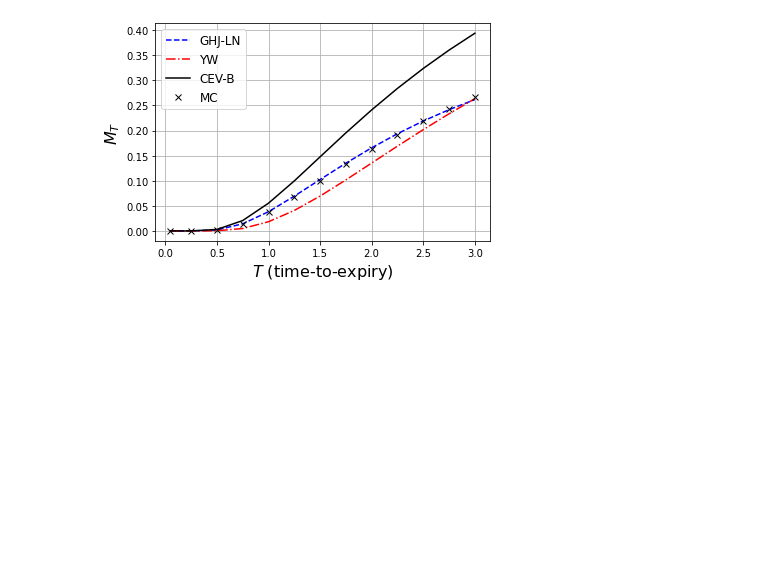
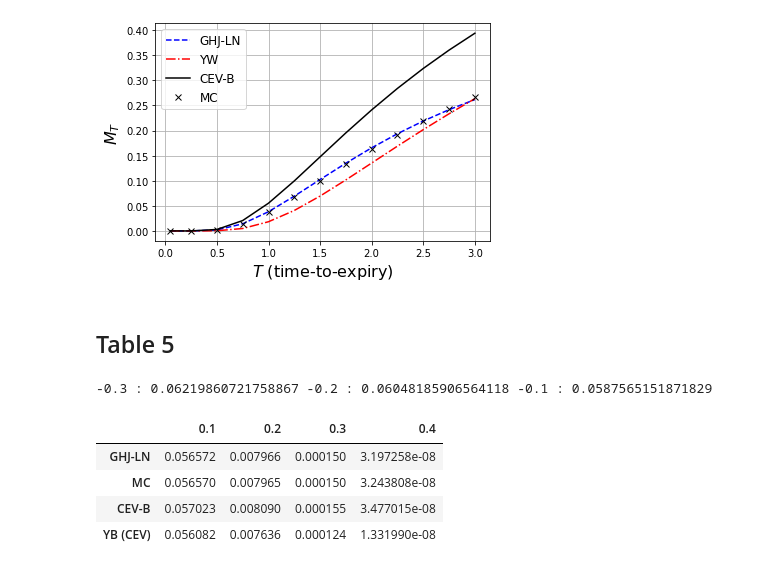
Before and after one commit to PyFE/PyfengForPapers, a Jupyter notebook: ipynb/ChoiWu2021-JEDC-SABR-CEV.ipynb, the cells around one changed output. Drawn from its saved outputs; the diff is of its cells as text; code cells hidden in the pictures; blank space fills up the shorter version.

```diff
--- a/ipynb/ChoiWu2021-JEDC-SABR-CEV.ipynb
+++ b/ipynb/ChoiWu2021-JEDC-SABR-CEV.ipynb
@@ -248,3 +235,54 @@ plt.legend(fontsize=12)
 plt.show()
 # %% [output]
 [figure]
+# %% [markdown]
+## Table 5
+# %%
+params0 = {"sigma": 0.1, "vov": 0.1, "rho": 0, "beta":0.1}
+fwd = 0.1
+texp = 0.5
+# %%
+rho_arr = np.arange(-3, 0)/10
+params = params0.copy()
+mass_arr = list()
+for rho in rho_arr:
+    params['rho'] = rho
+    m = pf.SabrChoiWu2021P(**params)
+    mass = m.mass_zero(fwd, texp)
+    mass_arr.append(mass)
+    print(rho, ':', mass, end=' ')
+
+pd.Series(mass_arr, index=None).to_clipboard(excel=True)
+# %% [output]
+-0.3 : 0.06219860721758867 -0.2 : 0.06048185906564118 -0.1 : 0.0587565151871829
+# %%
+beta_arr = np.arange(1,5)/10
+mass_ln = []
+mass_mc = []
+mass_cevB = []
+mass_cev = []
+
+params = params0.copy()
+for beta in beta_arr:
+    params['beta'] = beta
+    m_ln = pf.SabrUncorrChoiWu2021(**params)
+    m_cev = pf.Cev(beta=beta, sigma=params['sigma'])
+    m_cevB = pf.SabrChoiWu2021P(**params)
+    m_mc = pf.SabrCondMc(**params)
+    m_mc.set_mc_params(n_path=20e4, dt=0.05, rn_seed=1234)
+
+    mass_ln.append(m_ln.mass_zero(fwd, texp))
+    mass_cev.append(m_cev.mass_zero(fwd, texp))
+    mass_cevB.append(m_cevB.mass_zero(fwd, texp))
+    mass_mc.append(m_mc.mass_zero(fwd, texp))
+# %%
+pd.DataFrame(
+    [mass_ln, mass_mc, mass_cevB, mass_cev], index=['GHJ-LN', 'MC', 'CEV-B', 'YB (CEV)'],
+    columns=beta_arr
+)
+# %% [output]
+|  | 0.1 | 0.2 | 0.3 | 0.4 |
+| GHJ-LN | 0.056572 | 0.007966 | 0.000150 | 3.197258e-08 |
+| MC | 0.056570 | 0.007965 | 0.000150 | 3.243808e-08 |
+| CEV-B | 0.057023 | 0.008090 | 0.000155 | 3.477015e-08 |
+| YB (CEV) | 0.056082 | 0.007636 | 0.000124 | 1.331990e-08 |
```
Also changed, not shown: parts of 3 cells of this notebook.
